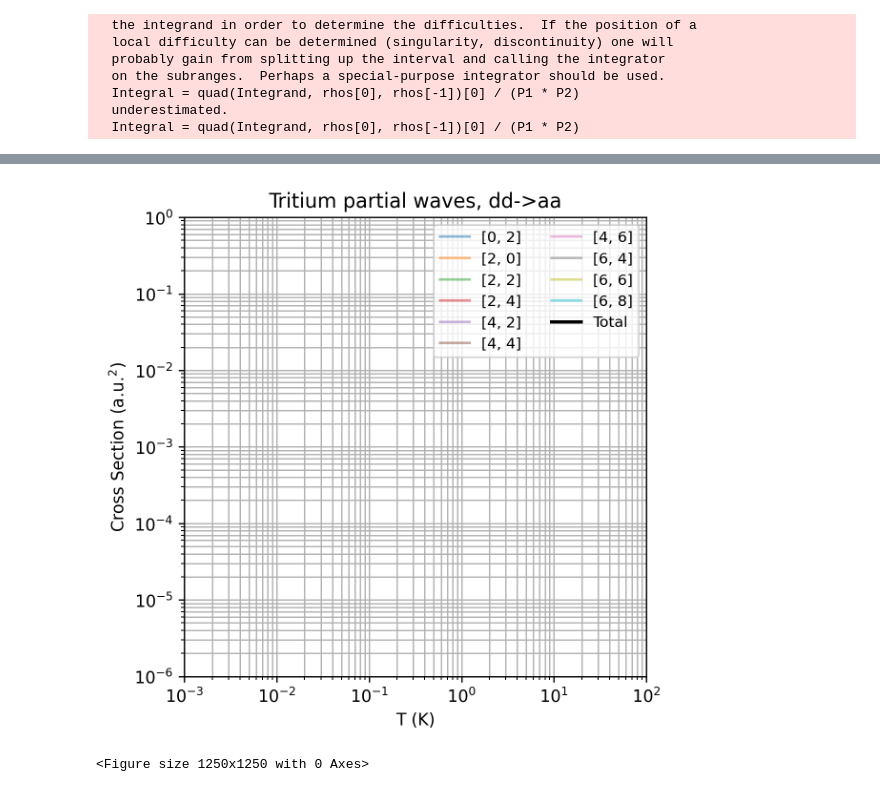
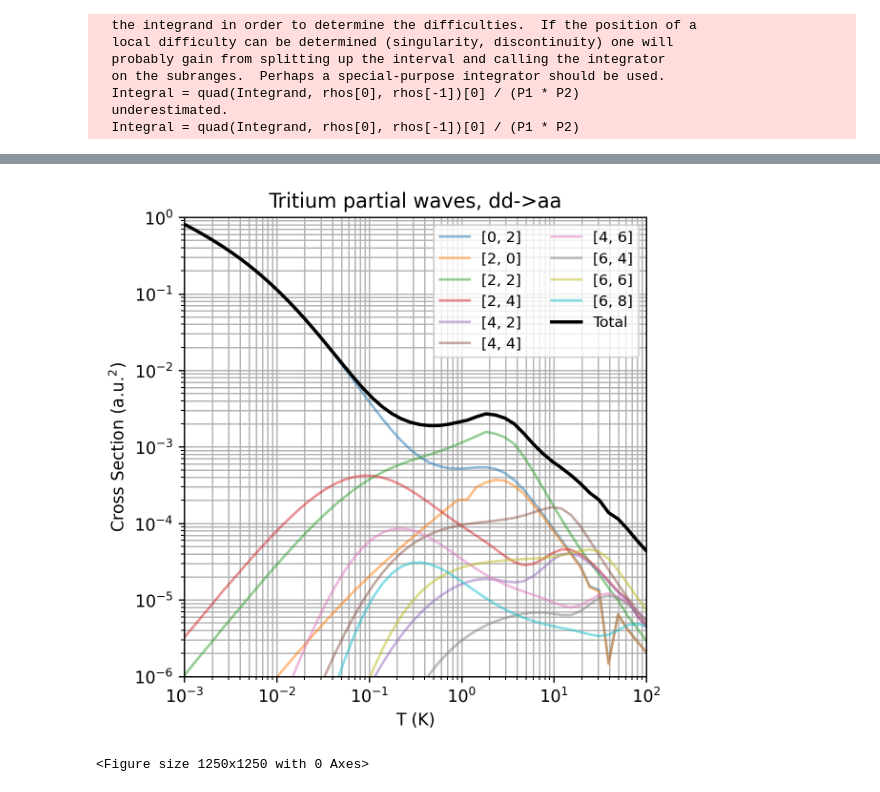
Before and after one commit to UTA-NURES/AtomicHScattering, a Jupyter notebook: examples/Higher Partial Waves.ipynb, the cells around one changed output, grey strips where cells are left out. Cells and saved outputs as stored; diff of their text form; code cells hidden in the pictures.

```diff
--- a/examples/Higher Partial Waves.ipynb
+++ b/examples/Higher Partial Waves.ipynb
@@ -66,7 +65,7 @@ plt.show()
 # %%
 #Only showing the most important ones
 GVsB_PW_T=[]
-PWaves=        PWaves=         [[0, 2],[2, 0],[2, 2],[2, 4],[4, 2],[4, 4],[4, 6],[6,4],[6,6],[6,8]]
+PWaves=  [[0, 2],[2, 0],[2, 2],[2, 4],[4, 2],[4, 4],[4, 6],[6,4],[6,6],[6,8]]
 
 
 
@@ -83,28 +82,27 @@ SummedGT=np.array(SummedGT)
 # %%
 
 plt.figure(figsize=(5,5),dpi=250)
-#PWaves=         [[0, 2],[0,4],[0,6],[2, 0],[2, 2],[2, 4],[2,6],[4, 2],[4, 4],[4, 6],[6,2],[6,4]]
 
 PWaves=       [[0, 2],[2, 0],[2, 2],[2, 4],[4, 2],[4, 4],[4, 6],[6,4],[6,6],[6,8]]
 
 for iPW in range(0,len(PWaves)):
     plt.plot(T_values,dipolelosses.GetCrossSection(GVsB_PW_T[iPW],3,T_values),label=str(PWaves[iPW]),alpha=0.5)
 plt.plot(T_values, dipolelosses.GetCrossSection(SummedGT,3,T_values),linewidth=2,color='black',label='Total')
 plt.semilogy()
 plt.xlabel("T (K)")
 #plt.xlim(0.001, 10)
 plt.ylabel(r'Cross Section (a.u.$^2$)')
-#plt.ylim(1e-19, 1e-15)
+plt.ylim(1e-6, 1)
 plt.title("Tritium partial waves, dd->aa")
 plt.grid(which='both')
 plt.legend(ncol=2,fontsize=9)
 plt.loglog()
 #plt.ylim(1e-6,1)
-#plt.xlim(1e-3,1e2)
+plt.xlim(1e-3,1e2)
 plt.savefig("Plots/TTPartialsDipole.png",dpi=250,bbox_inches='tight')
 plt.show()
 # %% [output]
-[figure, old version]
+[figure, new version]
 # %%
 import spinexchange
 c=spinexchange.SpinExChannels[0]
```
Also changed, not shown: parts of 3 cells of this notebook, 5 other files.
